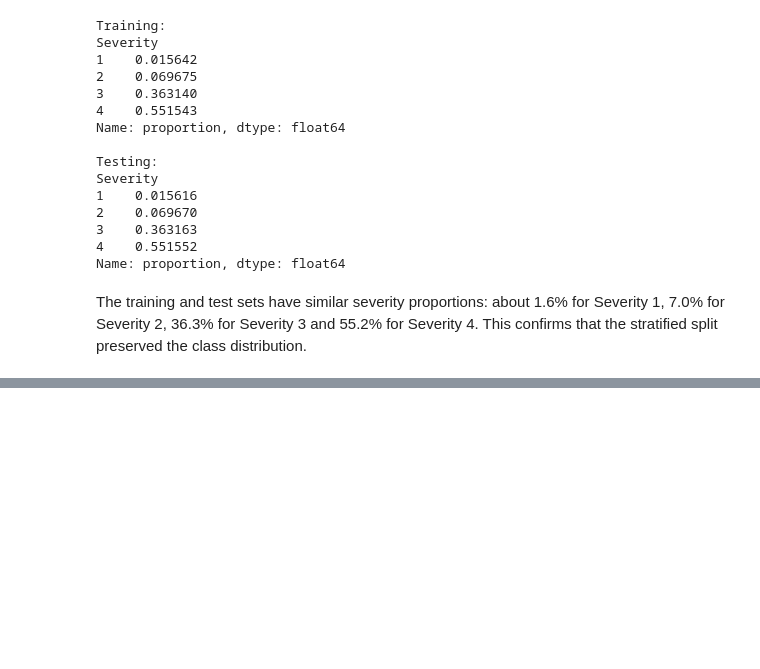
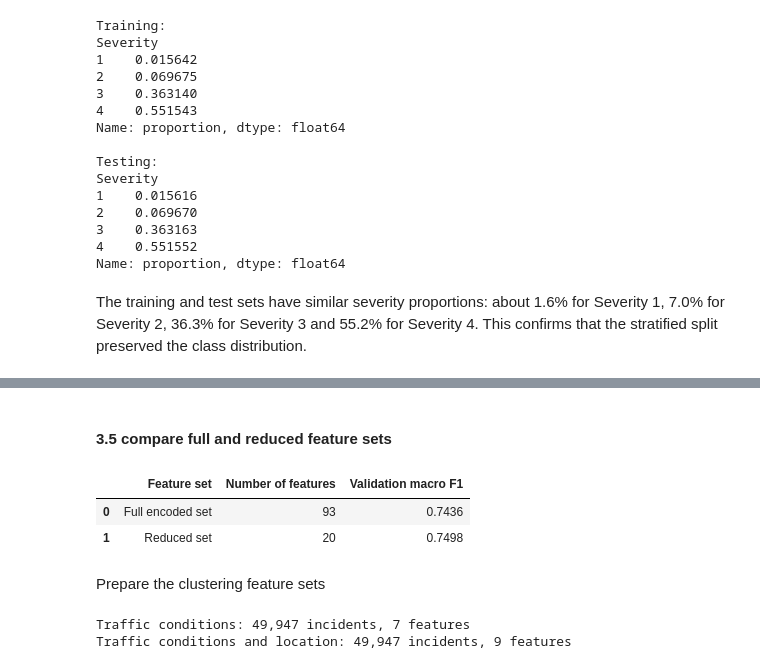
Before and after one commit to zeemohamed7/ai-traffic-project, a Jupyter notebook: IT7009_Traffic_Incident_FeatureAnalysis.ipynb, the cells around one changed output, grey strips where cells are left out. Drawn from its saved outputs; the diff is of its cells as text; code cells hidden in the pictures; blank space fills up the shorter version.

```diff
--- a/IT7009_Traffic_Incident_FeatureAnalysis.ipynb
+++ b/IT7009_Traffic_Incident_FeatureAnalysis.ipynb
@@ -1213,0 +1356,80 @@ The training and test sets have similar severity proportions: about 1.6% for Sev
+# %% [markdown]
+#### 3.5 compare full and reduced feature sets
+# %%
+original_numeric = df_fs.select_dtypes(include="number").columns
+
+feature_sets = {
+    "Full encoded set": X_dev.columns.tolist(),
+    "Reduced set": selected_features,
+}
+
+subset_results = []
+
+for name, columns in feature_sets.items():
+    numeric_columns = original_numeric.intersection(columns).tolist()
+
+    numeric_pipeline = Pipeline([
+        ("imputer", SimpleImputer(strategy="median")),
+        ("scaler", StandardScaler()),
+    ])
+
+    preprocessing = ColumnTransformer(
+        [("numeric", numeric_pipeline, numeric_columns)],
+        remainder="passthrough",
+    )
+
+    model = Pipeline([
+        ("preprocessing", preprocessing),
+        ("classifier", LogisticRegression(
+            max_iter=2000,
+            class_weight="balanced",
+        )),
+    ])
+
+    model.fit(X_dev[columns], y_dev)
+    predictions = model.predict(X_val[columns])
+
+    subset_results.append({
+        "Feature set": name,
+        "Number of features": len(columns),
+        "Validation macro F1": f1_score(
+            y_val, predictions, labels=[1, 2, 3, 4],
+            average="macro", zero_division=0,
+        ),
+    })
+
+subset_comparison = pd.DataFrame(subset_results)
+display(subset_comparison.round(4))
+# %% [output]
+|  | Feature set | Number of features | Validation macro F1 |
+| 0 | Full encoded set | 93 | 0.7436 |
+| 1 | Reduced set | 20 | 0.7498 |
+# %% [markdown]
+Prepare the clustering feature sets
+# %%
+condition_features = [
+    "Average_Speed", "Congestion_Index",
+    "Temperature", "Visibility", "Road_Width",
+]
+location_features = ["Latitude", "Longitude"]
+
+clustering_data = df_clean[
+    condition_features + ["Hour"] + location_features
+].copy()
+
+# Encode hour so that 23:00 and 00:00 are close together.
+hour_angle = 2 * np.pi * clustering_data.pop("Hour") / 24
+clustering_data["Hour_sin"] = np.sin(hour_angle)
+clustering_data["Hour_cos"] = np.cos(hour_angle)
+
+conditions = condition_features + ["Hour_sin", "Hour_cos"]
+clustering_feature_sets = {
+    "Traffic conditions": conditions,
+    "Traffic conditions and location": conditions + location_features,
+}
+
+for name, columns in clustering_feature_sets.items():
+    print(f"{name}: {len(clustering_data):,} incidents, {len(columns)} features")
+# %% [output]
+Traffic conditions: 49,947 incidents, 7 features
+Traffic conditions and location: 49,947 incidents, 9 features
```
Also changed, not shown: parts of 8 cells of this notebook.
